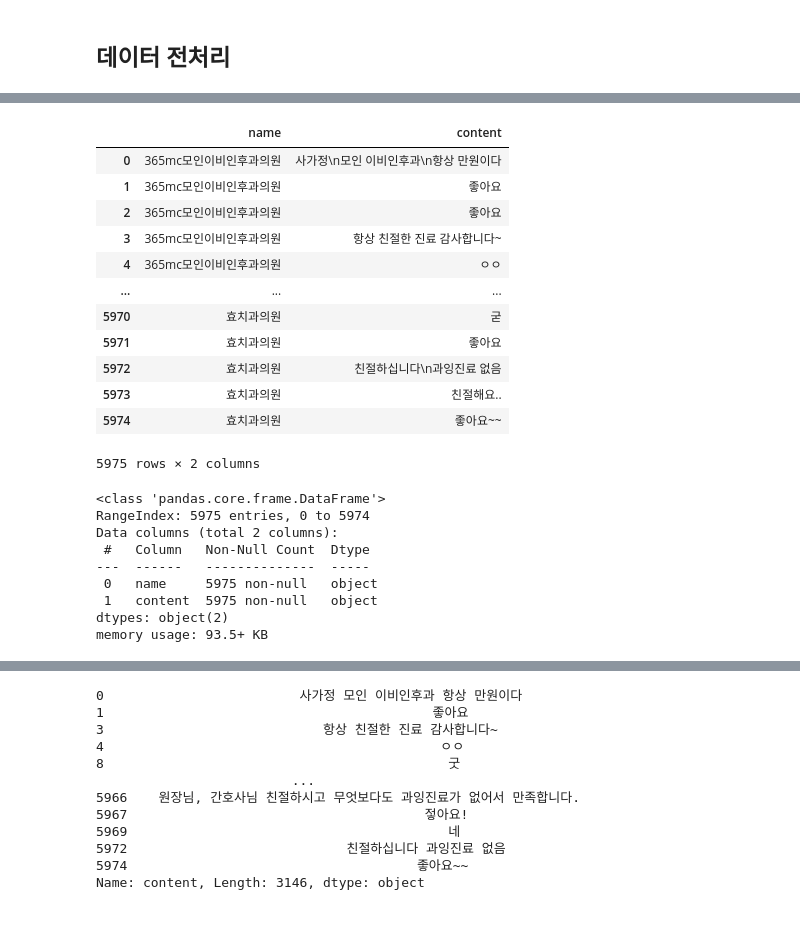
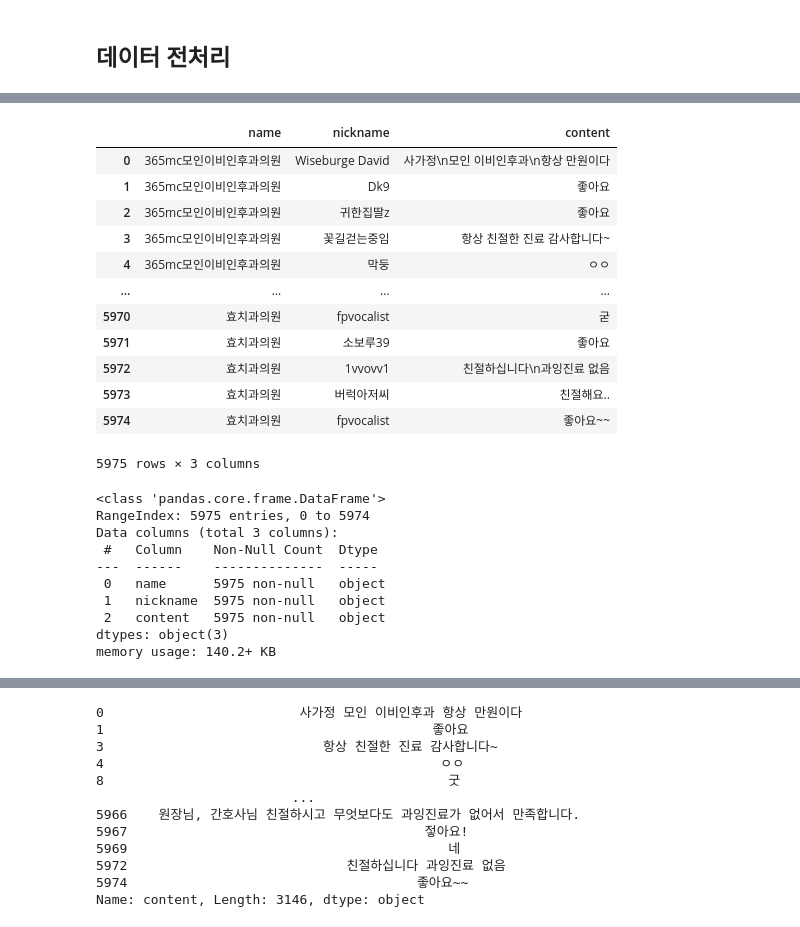
Before and after one commit to hayleeBae/saltlux_project, a Jupyter notebook: preprocess/analysis.ipynb, the cells around one changed output, grey strips where cells are left out. Cells and saved outputs as stored; diff of their text form; code cells hidden in the pictures.

```diff
--- a/preprocess/analysis.ipynb
+++ b/preprocess/analysis.ipynb
@@ -86,7 +95,7 @@ array([ 1, -1,  0, -2,  2])
 # %% [markdown]
 ## 데이터 전처리
 # %%
-review_jungrang = pd.read_csv('C:/Users/user/Desktop/preprocess/JungrangTotal.csv', index_col=0)
+review_jungrang = pd.read_csv('C:/Users/user/Desktop/saltlux_project/preprocess/JungrangTotal.csv', index_col=0)
 review_jungrang.head()
 # %% [output]
 |  | name | hospital_id | nickname | content | date | revisit |
@@ -96,34 +105,35 @@ review_jungrang.head()
 | 3 | 365mc모인이비인후과의원 | 19527111 | 꽃길걷는중임 | 항상 친절한 진료 감사합니다~ | 11.20.월 | 2번째 방문 |
 | 4 | 365mc모인이비인후과의원 | 19527111 | 막둥 | ㅇㅇ | 11.18.토 | 4번째 방문 |
 # %%
-review_jungrang = review_jungrang[['name', 'content']].reset_index(drop=True)
+review_jungrang = review_jungrang[['name', 'nickname', 'content']].reset_index(drop=True)
 review_jungrang
 # %% [output]
-|  | name | content |
-| 0 | 365mc모인이비인후과의원 | 사가정\n모인 이비인후과\n항상 만원이다 |
-| 1 | 365mc모인이비인후과의원 | 좋아요 |
-| 2 | 365mc모인이비인후과의원 | 좋아요 |
-| 3 | 365mc모인이비인후과의원 | 항상 친절한 진료 감사합니다~ |
-| 4 | 365mc모인이비인후과의원 | ㅇㅇ |
-| ... | ... | ... |
-| 5970 | 효치과의원 | 굳 |
-| 5971 | 효치과의원 | 좋아요 |
-| 5972 | 효치과의원 | 친절하십니다\n과잉진료 없음 |
-| 5973 | 효치과의원 | 친절해요.. |
-| 5974 | 효치과의원 | 좋아요~~ |
+|  | name | nickname | content |
+| 0 | 365mc모인이비인후과의원 | Wiseburge David | 사가정\n모인 이비인후과\n항상 만원이다 |
+| 1 | 365mc모인이비인후과의원 | Dk9 | 좋아요 |
+| 2 | 365mc모인이비인후과의원 | 귀한집딸z | 좋아요 |
+| 3 | 365mc모인이비인후과의원 | 꽃길걷는중임 | 항상 친절한 진료 감사합니다~ |
+| 4 | 365mc모인이비인후과의원 | 막둥 | ㅇㅇ |
+| ... | ... | ... | ... |
+| 5970 | 효치과의원 | fpvocalist | 굳 |
+| 5971 | 효치과의원 | 소보루39 | 좋아요 |
+| 5972 | 효치과의원 | 1vvovv1 | 친절하십니다\n과잉진료 없음 |
+| 5973 | 효치과의원 | 버럭아저씨 | 친절해요.. |
+| 5974 | 효치과의원 | fpvocalist | 좋아요~~ |
-5975 rows × 2 columns
+5975 rows × 3 columns
 # %%
 review_jungrang.info()
 # %% [output]
 <class 'pandas.core.frame.DataFrame'>
 RangeIndex: 5975 entries, 0 to 5974
-Data columns (total 2 columns):
- #   Column   Non-Null Count  Dtype
----  ------   --------------  -----
- 0   name     5975 non-null   object
- 1   content  5975 non-null   object
-dtypes: object(2)
-memory usage: 93.5+ KB
+Data columns (total 3 columns):
+ #   Column    Non-Null Count  Dtype
+---  ------    --------------  -----
+ 0   name      5975 non-null   object
+ 1   nickname  5975 non-null   object
+ 2   content   5975 non-null   object
+dtypes: object(3)
+memory usage: 140.2+ KB
 # %%
 # 결측치 제거 -> null값 없음
 review_jungrang.dropna(inplace=True)
```
Also changed, not shown: parts of 8 cells of this notebook, 8 other files.
